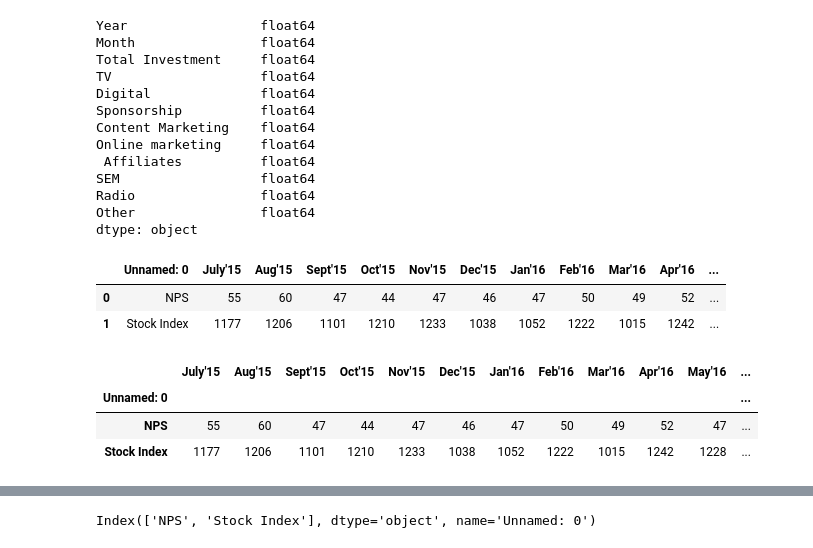
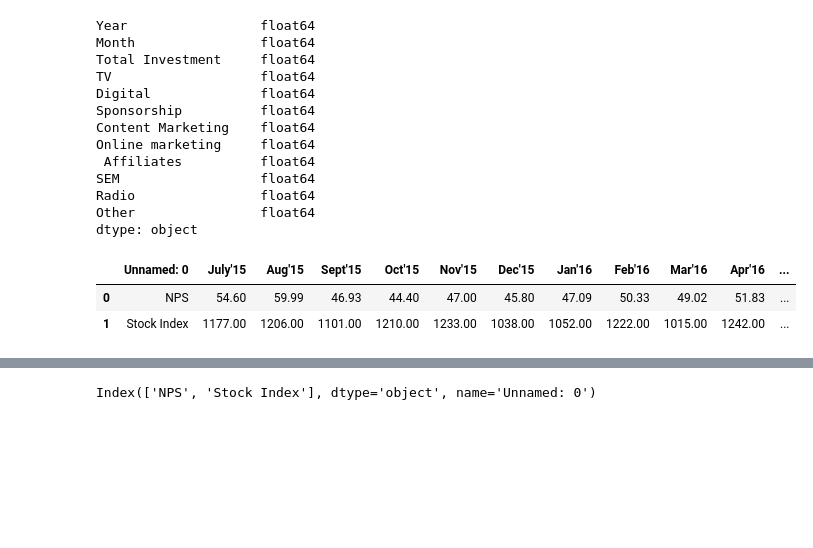
Before and after one commit to gourav-gds/Ecommerce_Capstone_Project, a Jupyter notebook: Capstone project.ipynb, the cells around one changed output, grey strips where cells are left out. Saved outputs shown, nothing was run; the diff lists cells and outputs as text; code cells hidden in the pictures; blank space fills up the shorter version.

```diff
--- a/Capstone project.ipynb
+++ b/Capstone project.ipynb
@@ -889,4 +820,6 @@ df_ex1
 75 rows × 4 columns
+# %%
+pd.options.display.float_format = '{:.2f}'.format
 # %%
 df_ex1.drop(['Unnamed: 0'], axis=1, inplace=True)
 # %%
@@ -1008,11 +918,11 @@ Other                float64
 dtype: object
 # %%
 #accessing the fourth sheet
-df_ex3 = pd.read_excel('Media data and other information.xlsx', sheet_name = 3)
+df_ex4 = pd.read_excel('Media data and other information.xlsx', sheet_name = 3)
 # %%
-df_ex3.head()
+df_ex4.head()
 # %% [output]
 |  | Unnamed: 0 | July'15 | Aug'15 | Sept'15 | Oct'15 | Nov'15 | Dec'15 | Jan'16 | Feb'16 | Mar'16 | Apr'16 | ... |
-| 0 | NPS | 55 | 60 | 47 | 44 | 47 | 46 | 47 | 50 | 49 | 52 | ... |
-| 1 | Stock Index | 1177 | 1206 | 1101 | 1210 | 1233 | 1038 | 1052 | 1222 | 1015 | 1242 | ... |
+| 0 | NPS | 54.60 | 59.99 | 46.93 | 44.40 | 47.00 | 45.80 | 47.09 | 50.33 | 49.02 | 51.83 | ... |
+| 1 | Stock Index | 1177.00 | 1206.00 | 1101.00 | 1210.00 | 1233.00 | 1038.00 | 1052.00 | 1222.00 | 1015.00 | 1242.00 | ... |
 # %%
@@ -1020,7 +929,0 @@ df_ex3.set_index(['Unnamed: 0'], inplace = True)
-# %%
-df_ex3
-# %% [output]
-|  | July'15 | Aug'15 | Sept'15 | Oct'15 | Nov'15 | Dec'15 | Jan'16 | Feb'16 | Mar'16 | Apr'16 | May'16 | ... |
-| Unnamed: 0 |  |  |  |  |  |  |  |  |  |  |  | ... |
-| NPS | 55 | 60 | 47 | 44 | 47 | 46 | 47 | 50 | 49 | 52 | 47 | ... |
-| Stock Index | 1177 | 1206 | 1101 | 1210 | 1233 | 1038 | 1052 | 1222 | 1015 | 1242 | 1228 | ... |
```
Also changed, not shown: parts of 104 cells of this notebook.
